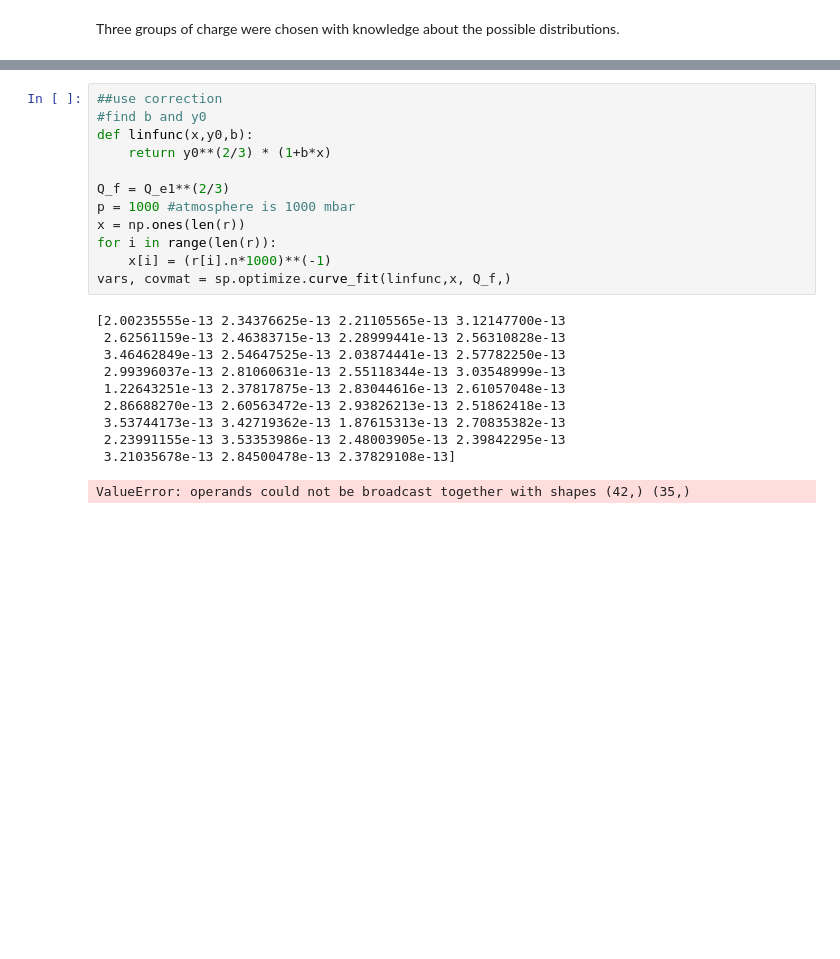
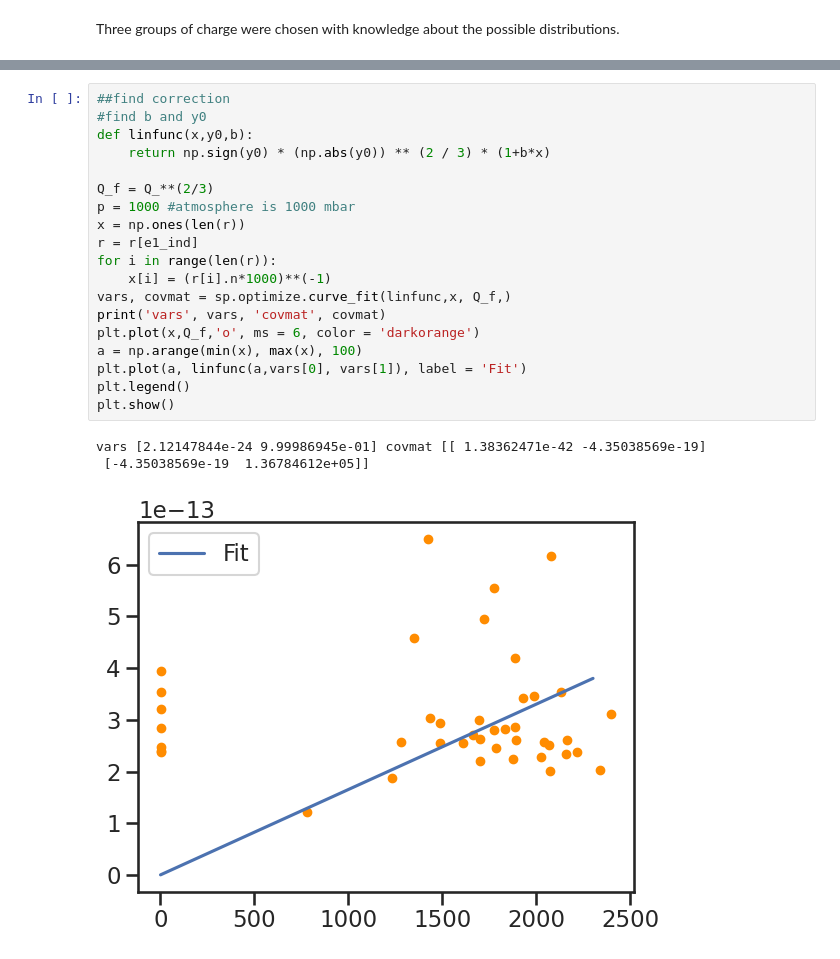
Before and after one commit to KemalOenen/Grundpraktikum2_Gruppe1_SS23, a Jupyter notebook: Versuch8/Milikan.ipynb, the cells around one changed output, grey strips where cells are left out. Saved outputs shown, nothing was run; the diff lists cells and outputs as text; blank space fills up the shorter version.

Commit message:
corrected values first part

```diff
--- a/Versuch8/Milikan.ipynb
+++ b/Versuch8/Milikan.ipynb
@@ -229,23 +229,23 @@ avg/std: (1.4+/-0.4)e-19 (2.9+/-0.4)e-19 (4.7+/-0.5)e-19
 # %%
-##use correction
+##find correction
 #find b and y0
 def linfunc(x,y0,b):
-    return y0**(2/3) * (1+b*x)
+    return np.sign(y0) * (np.abs(y0)) ** (2 / 3) * (1+b*x)
 
-Q_f = Q_e1**(2/3)
+Q_f = Q_**(2/3)
 p = 1000 #atmosphere is 1000 mbar
 x = np.ones(len(r))
+r = r[e1_ind]
 for i in range(len(r)):
     x[i] = (r[i].n*1000)**(-1)
 vars, covmat = sp.optimize.curve_fit(linfunc,x, Q_f,)
+print('vars', vars, 'covmat', covmat)
+plt.plot(x,Q_f,'o', ms = 6, color = 'darkorange')
+a = np.arange(min(x), max(x), 100)
+plt.plot(a, linfunc(a,vars[0], vars[1]), label = 'Fit')
+plt.legend()
+plt.show()
 # %% [output]
-[2.00235555e-13 2.34376625e-13 2.21105565e-13 3.12147700e-13
- 2.62561159e-13 2.46383715e-13 2.28999441e-13 2.56310828e-13
- 3.46462849e-13 2.54647525e-13 2.03874441e-13 2.57782250e-13
- 2.99396037e-13 2.81060631e-13 2.55118344e-13 3.03548999e-13
- 1.22643251e-13 2.37817875e-13 2.83044616e-13 2.61057048e-13
- 2.86688270e-13 2.60563472e-13 2.93826213e-13 2.51862418e-13
- 3.53744173e-13 3.42719362e-13 1.87615313e-13 2.70835382e-13
- 2.23991155e-13 3.53353986e-13 2.48003905e-13 2.39842295e-13
- 3.21035678e-13 2.84500478e-13 2.37829108e-13]
+vars [2.12147844e-24 9.99986945e-01] covmat [[ 1.38362471e-42 -4.35038569e-19]
+ [-4.35038569e-19  1.36784612e+05]]
-ValueError: operands could not be broadcast together with shapes (42,) (35,)
+[figure, added]
```
Also changed, not shown: parts of 5 cells of this notebook.
